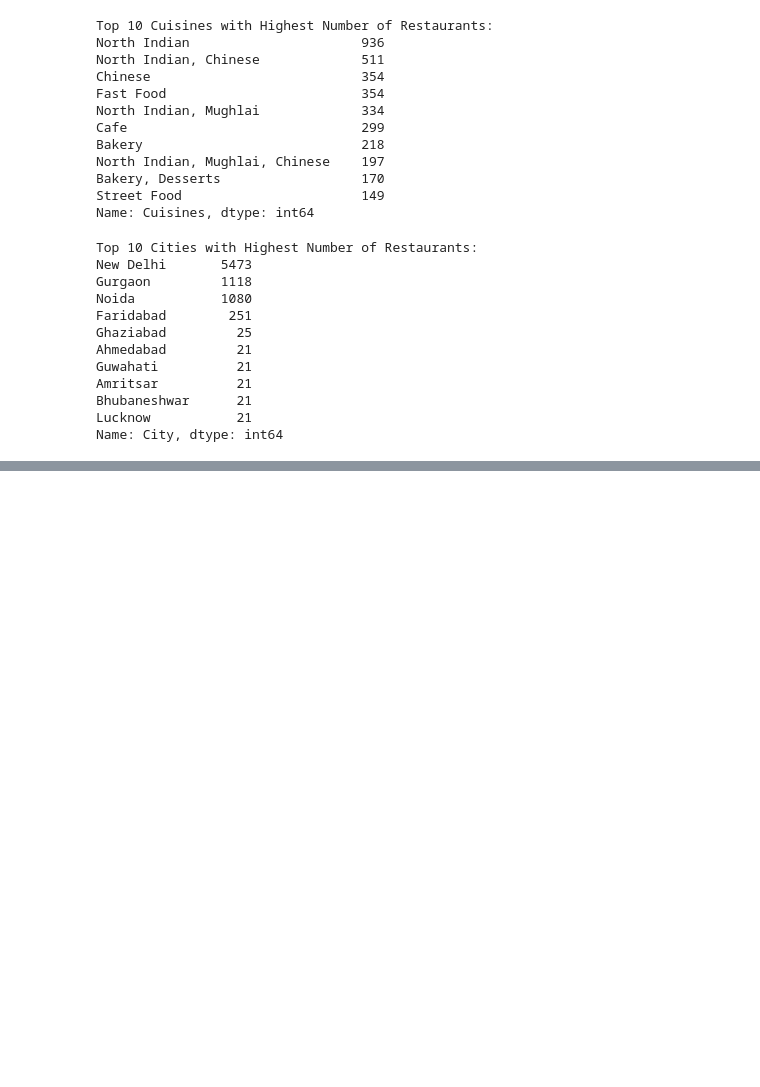
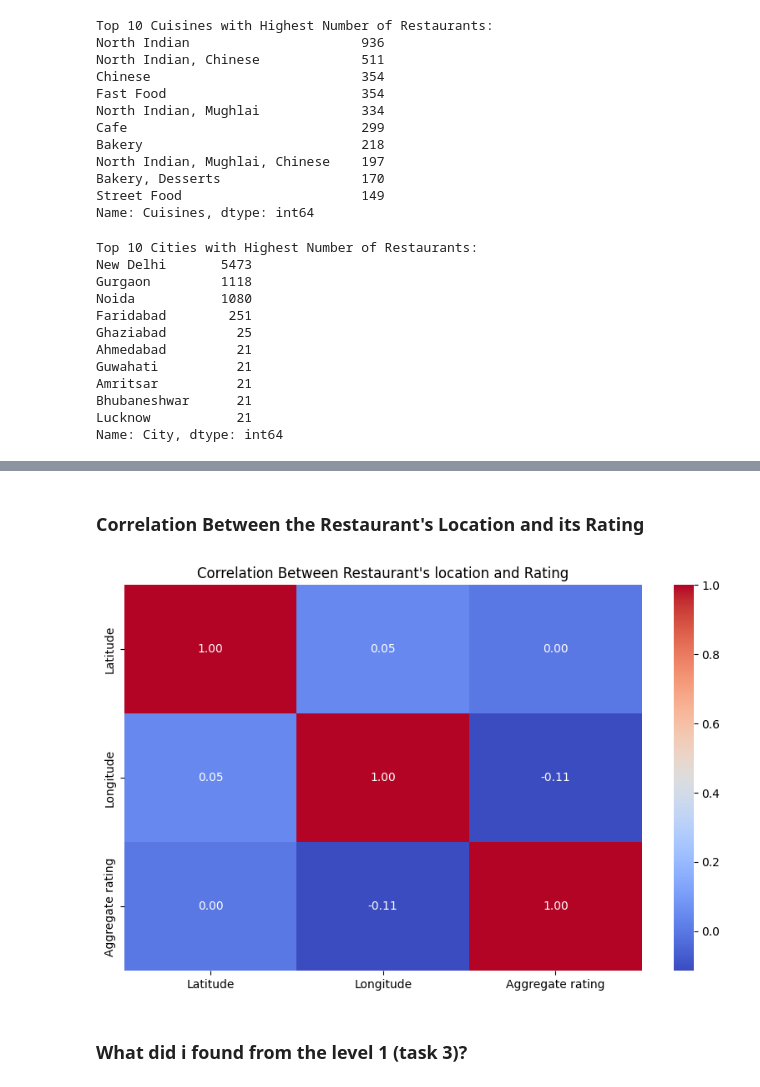
Before and after one commit to Apaulgithub/Restaurant_Data_Analysis_and_Prediction, a Jupyter notebook: Level 1/Restaurant_Data_Analysis_Level_1.ipynb, the cells around one changed output, grey strips where cells are left out. Cells and saved outputs as stored; diff of their text form; code cells hidden in the pictures; blank space fills up the shorter version.

```diff
--- a/Level 1/Restaurant_Data_Analysis_Level_1.ipynb
+++ b/Level 1/Restaurant_Data_Analysis_Level_1.ipynb
@@ -435,0 +493,22 @@ Name: City, dtype: int64
+# %% [markdown]
+### Correlation Between the Restaurant's Location and its Rating
+# %%
+# Checking correlation between the restaurant's location and its rating
+# Set plot size
+plt.figure(figsize=(10, 6))
+
+# Calculate the correlation between latitude, longitude, and ratings
+correlation_matrix = df[['Latitude', 'Longitude', 'Aggregate rating']].corr()
+
+# Create a heatmap to visualize the correlation
+sns.heatmap(correlation_matrix, annot=True, cmap='coolwarm', fmt=".2f")
+
+# Set Title
+plt.title("Correlation Between Restaurant's location and Rating")
+
+# Display Chart
+plt.show()
+# %% [output]
+[figure, added]
+# %% [markdown]
+### What did i found from the level 1 (task 3)?
```
Also changed, not shown: parts of 12 cells of this notebook.
